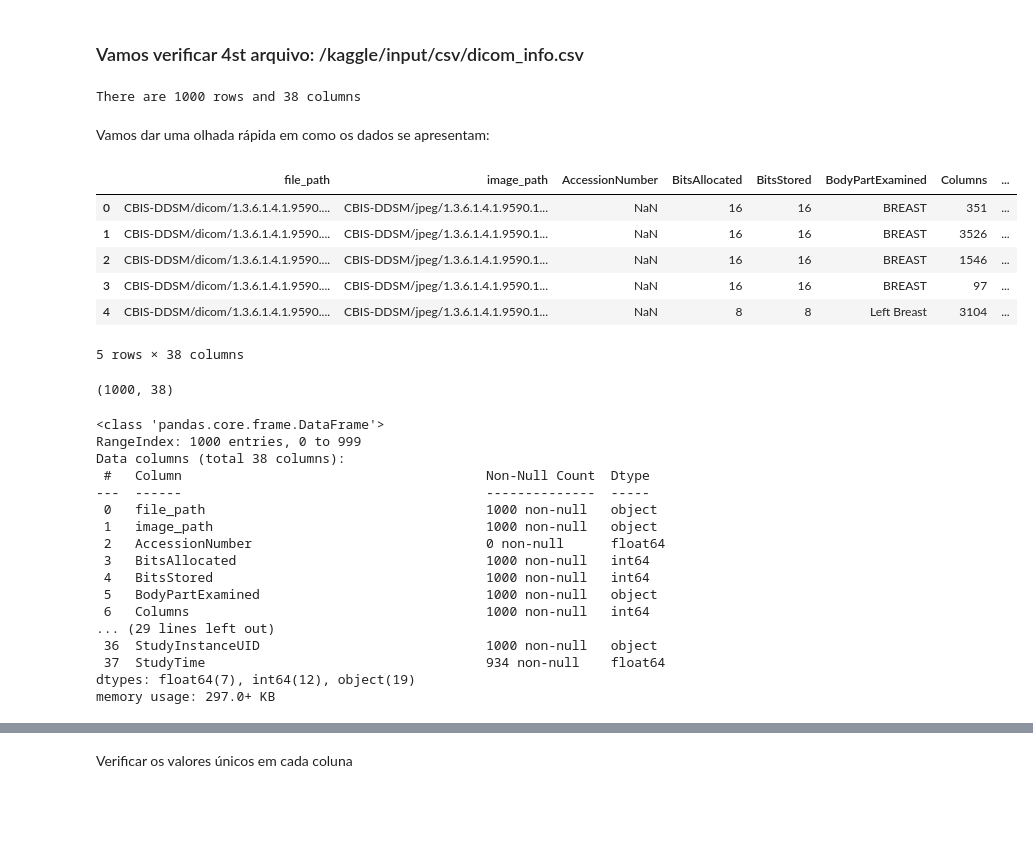
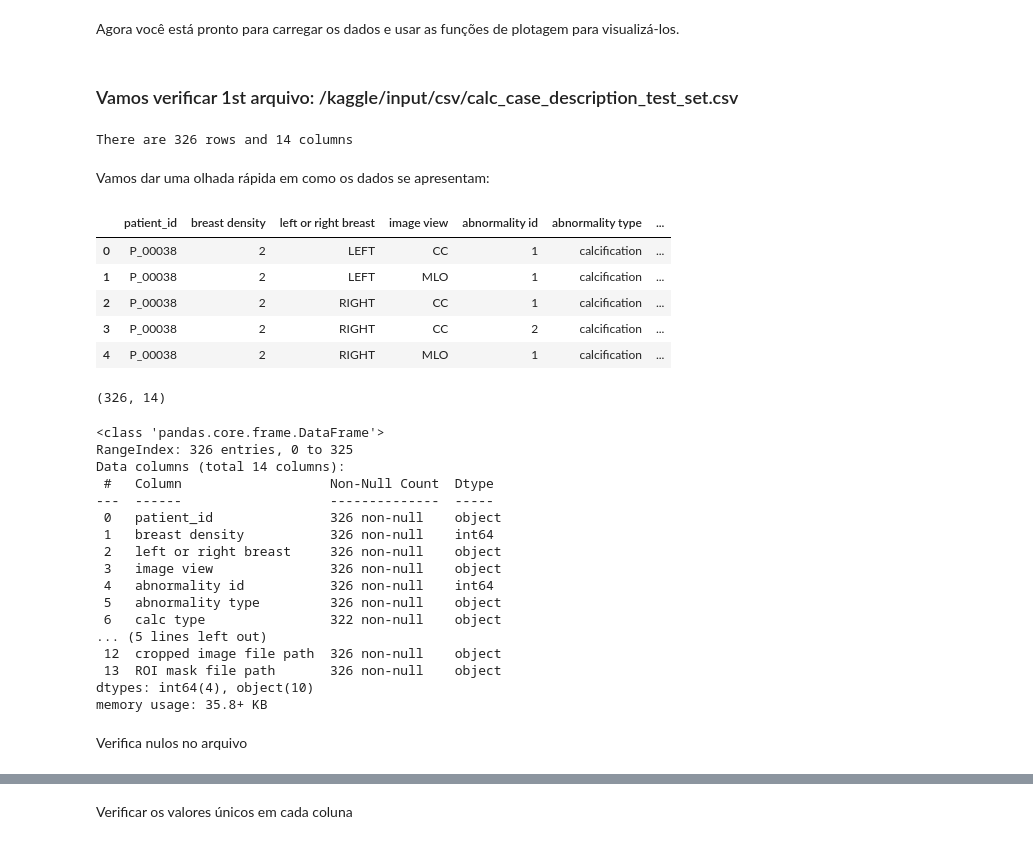
Before and after one commit to rafatokairin/eda-ddsm-mias, a Jupyter notebook: starter_pack/starter-cbis-ddsm-breast-cancer-image-eef73d6f-4.ipynb, the cells around one changed output, grey strips where cells are left out. Cells and saved outputs as stored; diff of their text form; code cells hidden in the pictures; blank space fills up the shorter version.

```diff
--- a/dicom_info.ipynb
+++ b/starter_pack/starter-cbis-ddsm-breast-cancer-image-eef73d6f-4.ipynb
@@ -28,50 +138,53 @@ from starter_pack.func_analysis import plotPerColumnDistribution, plotCorrelatio
+# %% [markdown]
+Agora você está pronto para carregar os dados e usar as funções de plotagem para visualizá-los.
 # %% [markdown]
-### Vamos verificar 4st arquivo: /kaggle/input/csv/dicom_info.csv
+### Vamos verificar 1st arquivo: /kaggle/input/csv/calc_case_description_test_set.csv
 # %%
 nRowsRead = 1000 # especifique 'None' se quiser ler o arquivo inteiro
-# dicom_info.csv pode ter mais linhas na realidade, mas estamos carregando/visualizando apenas as primeiras 1000 linhas
-df4 = pd.read_csv('/home/rafatokairin/uni-programs/ic/csv/dicom_info.csv', delimiter=',', nrows = nRowsRead)
-df4.dataframeName = 'dicom_info.csv'
-nRow, nCol = df4.shape
+# calc_case_description_test_set.csv pode ter mais linhas na realidade, mas estamos carregando/visualizando apenas as primeiras 1000 linhas
+df1 = pd.read_csv('/home/rafatokairin/uni-programs/ic/csv/calc_case_description_test_set.csv', delimiter=',', nrows = nRowsRead)
+df1.dataframeName = 'calc_case_description_test_set.csv'
+nRow, nCol = df1.shape
 print(f'There are {nRow} rows and {nCol} columns')
 # %% [output]
-There are 1000 rows and 38 columns
+There are 326 rows and 14 columns
 # %% [markdown]
 Vamos dar uma olhada rápida em como os dados se apresentam:
 # %%
-df4.head(5)
+df1.head(5)
 # %% [output]
-|  | file_path | image_path | AccessionNumber | BitsAllocated | BitsStored | BodyPartExamined | Columns | ... |
-| 0 | CBIS-DDSM/dicom/1.3.6.1.4.1.9590.... | CBIS-DDSM/jpeg/1.3.6.1.4.1.9590.1... | NaN | 16 | 16 | BREAST | 351 | ... |
-| 1 | CBIS-DDSM/dicom/1.3.6.1.4.1.9590.... | CBIS-DDSM/jpeg/1.3.6.1.4.1.9590.1... | NaN | 16 | 16 | BREAST | 3526 | ... |
-| 2 | CBIS-DDSM/dicom/1.3.6.1.4.1.9590.... | CBIS-DDSM/jpeg/1.3.6.1.4.1.9590.1... | NaN | 16 | 16 | BREAST | 1546 | ... |
-| 3 | CBIS-DDSM/dicom/1.3.6.1.4.1.9590.... | CBIS-DDSM/jpeg/1.3.6.1.4.1.9590.1... | NaN | 16 | 16 | BREAST | 97 | ... |
-| 4 | CBIS-DDSM/dicom/1.3.6.1.4.1.9590.... | CBIS-DDSM/jpeg/1.3.6.1.4.1.9590.1... | NaN | 8 | 8 | Left Breast | 3104 | ... |
+|  | patient_id | breast density | left or right breast | image view | abnormality id | abnormality type | ... |
+| 0 | P_00038 | 2 | LEFT | CC | 1 | calcification | ... |
+| 1 | P_00038 | 2 | LEFT | MLO | 1 | calcification | ... |
+| 2 | P_00038 | 2 | RIGHT | CC | 1 | calcification | ... |
+| 3 | P_00038 | 2 | RIGHT | CC | 2 | calcification | ... |
+| 4 | P_00038 | 2 | RIGHT | MLO | 1 | calcification | ... |
-5 rows × 38 columns
 # %%
 # dimensões do arquivo
-df4.shape
+df1.shape
 # %% [output]
-(1000, 38)
+(326, 14)
 # %%
 # informações do arquivo
-df4.info()
+df1.info()
 # %% [output]
 <class 'pandas.core.frame.DataFrame'>
-RangeIndex: 1000 entries, 0 to 999
-Data columns (total 38 columns):
- #   Column                                       Non-Null Count  Dtype
----  ------                                       --------------  -----
- 0   file_path                                    1000 non-null   object
- 1   image_path                                   1000 non-null   object
- 2   AccessionNumber                              0 non-null      float64
- 3   BitsAllocated                                1000 non-null   int64
- 4   BitsStored                                   1000 non-null   int64
- 5   BodyPartExamined                             1000 non-null   object
- 6   Columns                                      1000 non-null   int64
-... (29 lines left out)
- 36  StudyInstanceUID                             1000 non-null   object
- 37  StudyTime                                    934 non-null    float64
-dtypes: float64(7), int64(12), object(19)
-memory usage: 297.0+ KB
+RangeIndex: 326 entries, 0 to 325
+Data columns (total 14 columns):
+ #   Column                   Non-Null Count  Dtype
+---  ------                   --------------  -----
+ 0   patient_id               326 non-null    object
+ 1   breast density           326 non-null    int64
+ 2   left or right breast     326 non-null    object
+ 3   image view               326 non-null    object
+ 4   abnormality id           326 non-null    int64
+ 5   abnormality type         326 non-null    object
+ 6   calc type                322 non-null    object
+... (5 lines left out)
+ 12  cropped image file path  326 non-null    object
+ 13  ROI mask file path       326 non-null    object
+dtypes: int64(4), object(10)
+memory usage: 35.8+ KB
+# %% [markdown]
+Verifica nulos no arquivo
 # %%
```
Also changed, not shown: parts of 36 cells of this notebook, 4 other files.
